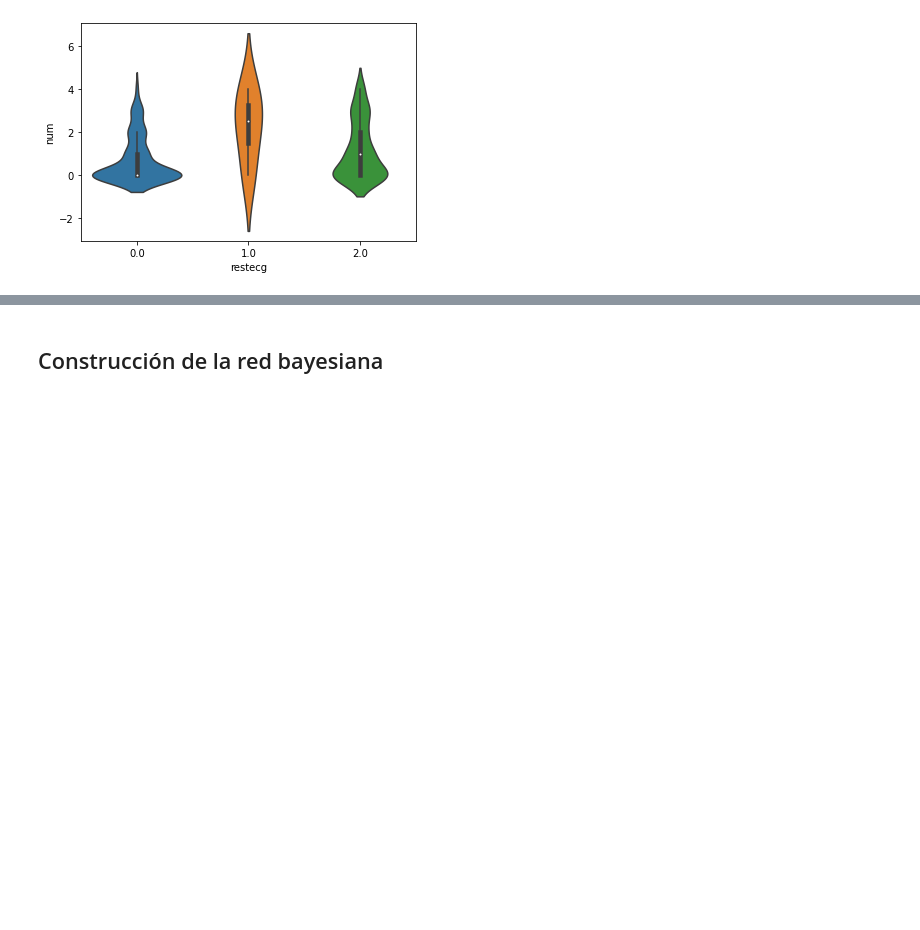
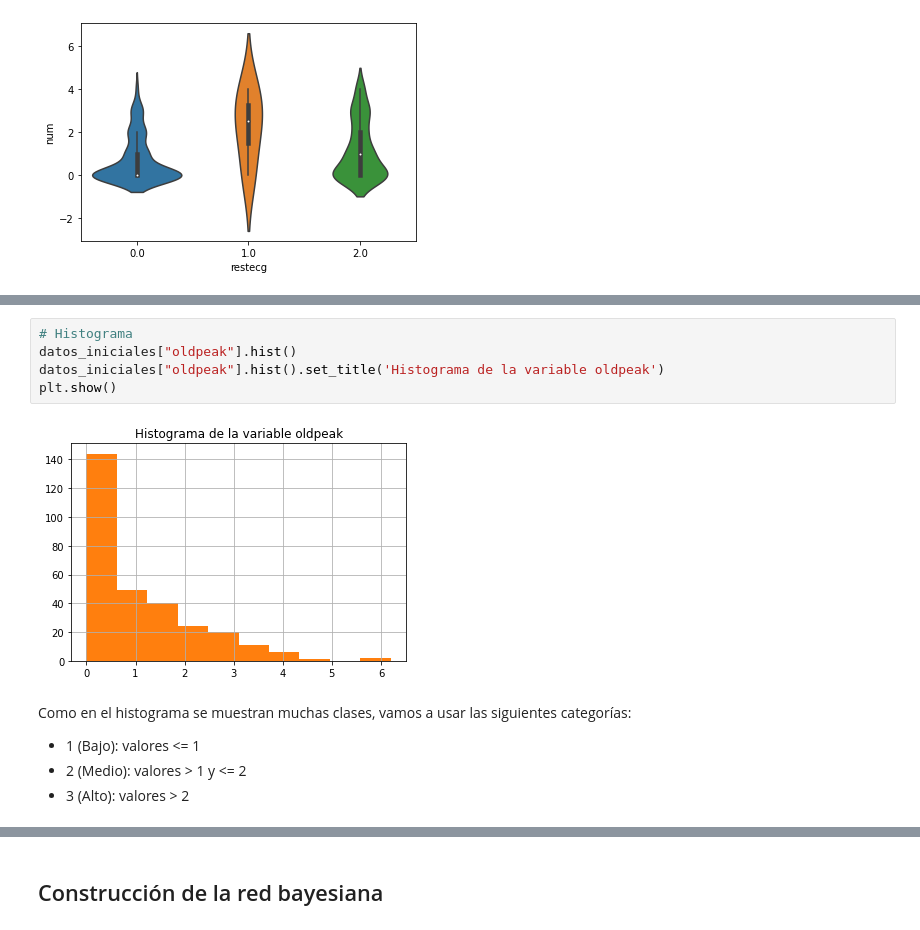
Before and after one commit to karen0c/Proyecto_1_ACTD, a Jupyter notebook: Análisis de datos.ipynb, the cells around one changed output, grey strips where cells are left out. Drawn from its saved outputs; the diff is of its cells as text; blank space fills up the shorter version.

```diff
--- a/Análisis de datos.ipynb
+++ b/Análisis de datos.ipynb
@@ -426,0 +559,13 @@ plt.show()
+# %%
+# Histograma
+datos_iniciales["oldpeak"].hist()
+datos_iniciales["oldpeak"].hist().set_title('Histograma de la variable oldpeak')
+plt.show()
+# %% [output]
+[figure, added]
+# %% [markdown]
+Como en el histograma se muestran muchas clases, vamos a usar las siguientes categorías:
+
+*   1 (Bajo): valores <= 1
+*   2 (Medio): valores > 1 y <= 2
+*   3 (Alto): valores > 2
```
Also changed, not shown: parts of 31 cells of this notebook.
